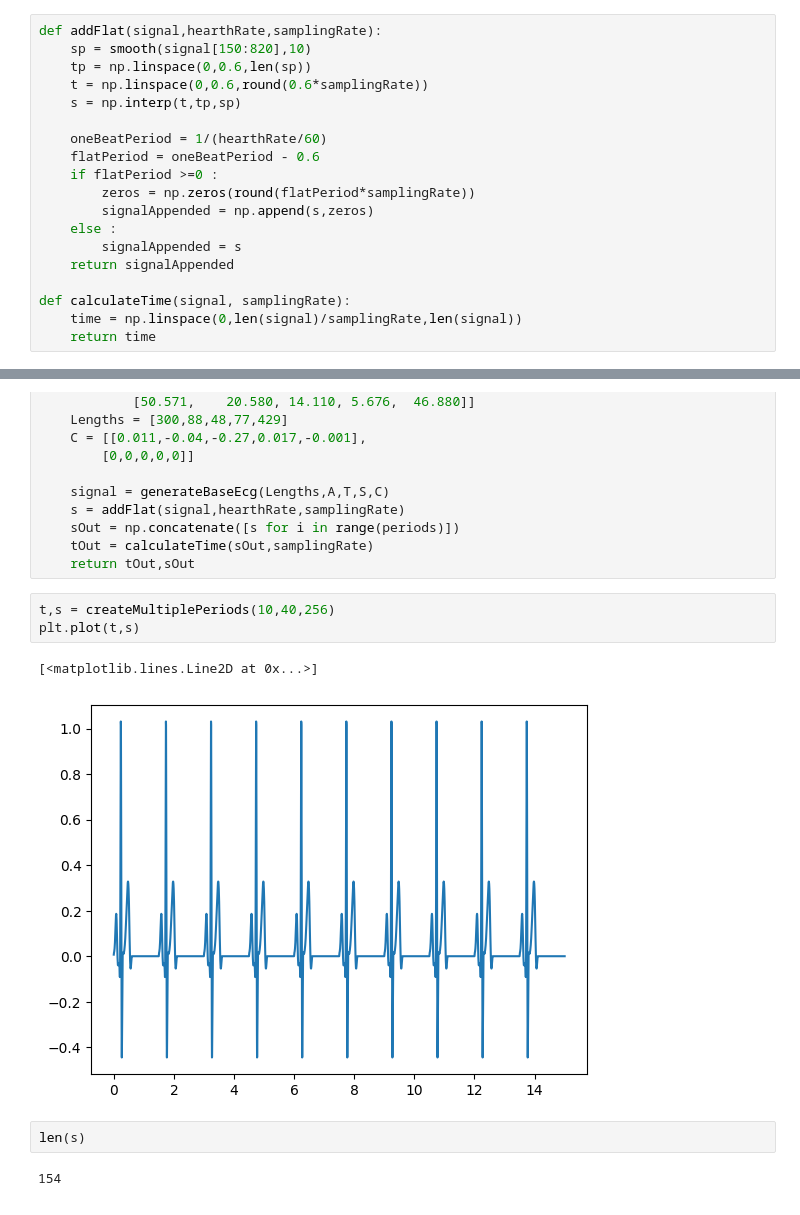
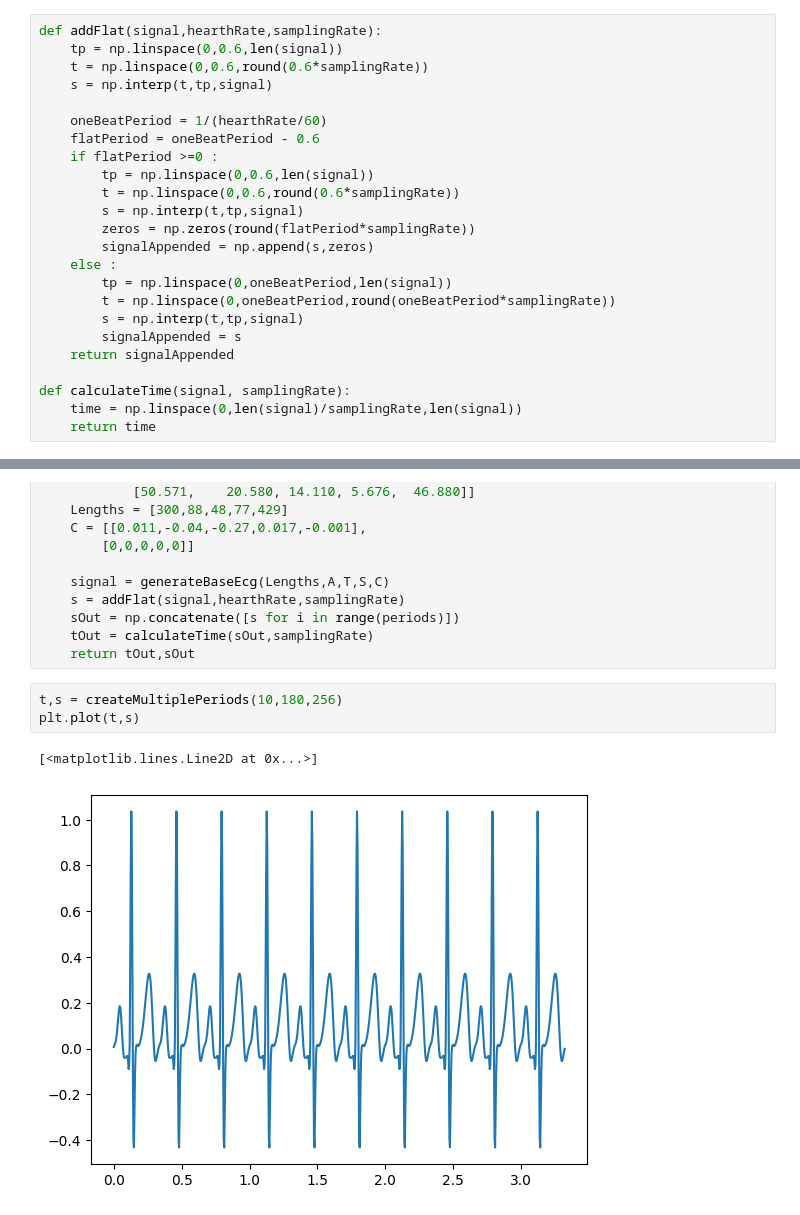
Before and after one commit to wprusak/ECG_simulator, a Jupyter notebook: ecg_v1.ipynb, the cells around one changed output, grey strips where cells are left out. Cells and saved outputs as stored; diff of their text form.

```diff
--- a/ecg_v1.ipynb
+++ b/ecg_v1.ipynb
@@ -43,17 +43,22 @@ t = np.linspace(0,0.6,round(0.6*256))
 s = np.interp(t,tp,sp)
 # %%
 def addFlat(signal,hearthRate,samplingRate):
-    sp = smooth(signal[150:820],10)
-    tp = np.linspace(0,0.6,len(sp))
+    tp = np.linspace(0,0.6,len(signal))
     t = np.linspace(0,0.6,round(0.6*samplingRate))
-    s = np.interp(t,tp,sp)
+    s = np.interp(t,tp,signal)
 
     oneBeatPeriod = 1/(hearthRate/60)
     flatPeriod = oneBeatPeriod - 0.6
     if flatPeriod >=0 :
+        tp = np.linspace(0,0.6,len(signal))
+        t = np.linspace(0,0.6,round(0.6*samplingRate))
+        s = np.interp(t,tp,signal)
         zeros = np.zeros(round(flatPeriod*samplingRate))
         signalAppended = np.append(s,zeros)
     else :
+        tp = np.linspace(0,oneBeatPeriod,len(signal))
+        t = np.linspace(0,oneBeatPeriod,round(oneBeatPeriod*samplingRate))
+        s = np.interp(t,tp,signal)
         signalAppended = s
     return signalAppended
 
@@ -88,12 +93,8 @@ def createMultiplePeriods(periods,hearthRate,samplingRate):
     tOut = calculateTime(sOut,samplingRate)
     return tOut,sOut
 # %%
-t,s = createMultiplePeriods(10,40,256)
+t,s = createMultiplePeriods(10,180,256)
 plt.plot(t,s)
 # %% [output]
 [<matplotlib.lines.Line2D at 0x...>]
-[figure, old version]
+[figure, new version]
-# %%
-len(s)
-# %% [output]
-154
```
Also changed, not shown: parts of 9 cells of this notebook, 1 other file.
